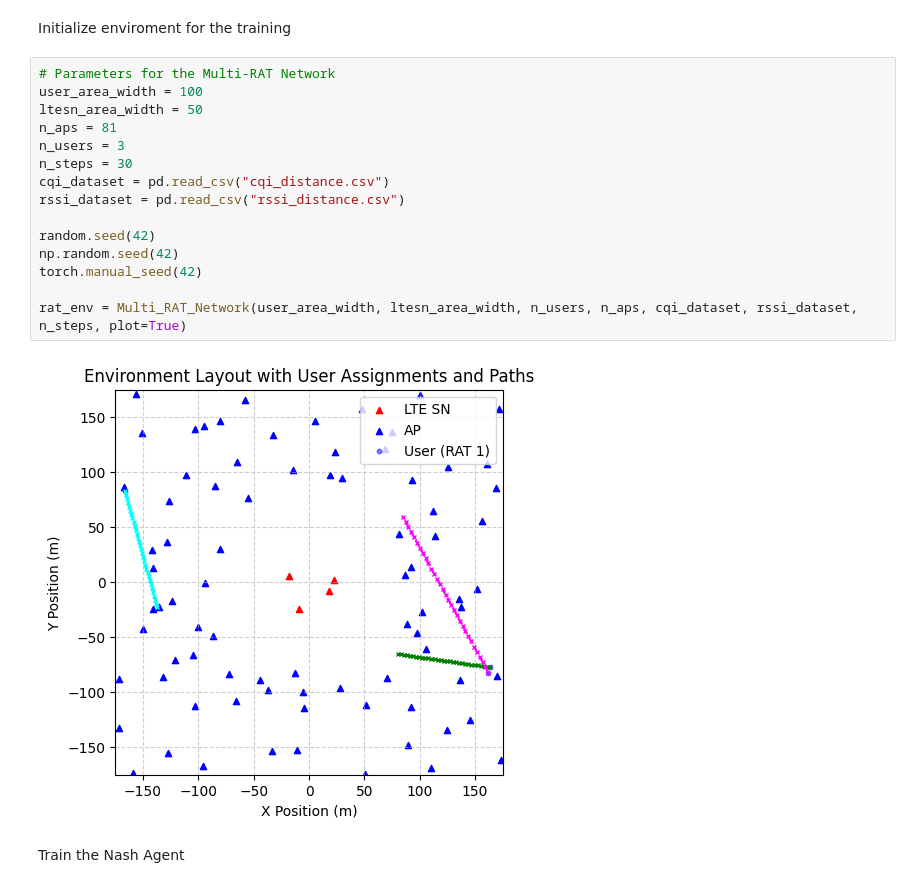
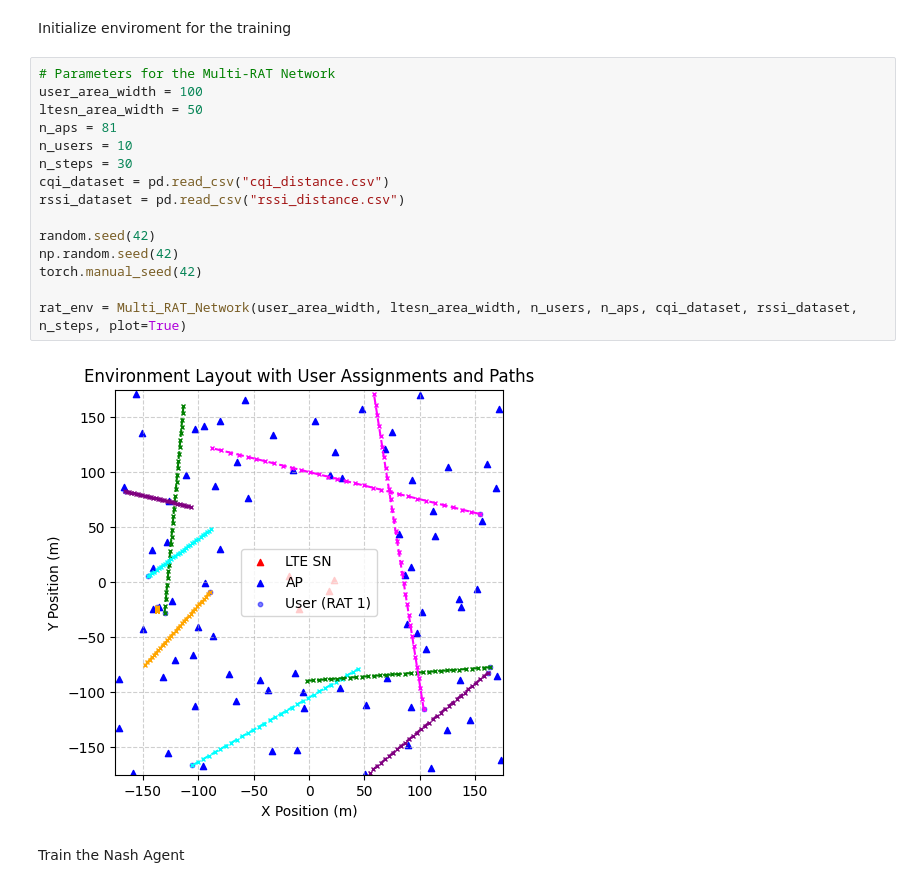
Before and after one commit to AlvaroSolana/DQN_RAT_Selection, a Jupyter notebook: RAT_training.ipynb, the cells around one changed output. Cells and saved outputs as stored; diff of their text form.

```diff
--- a/RAT_training.ipynb
+++ b/RAT_training.ipynb
@@ -12,20 +12,20 @@ Initialize enviroment for the training
 # %%
 # Parameters for the Multi-RAT Network
 user_area_width = 100
 ltesn_area_width = 50
 n_aps = 81
-n_users = 3
+n_users = 10
 n_steps = 30
 cqi_dataset = pd.read_csv("cqi_distance.csv")
 rssi_dataset = pd.read_csv("rssi_distance.csv")
 
 random.seed(42)
 np.random.seed(42)
 torch.manual_seed(42)
 
 rat_env = Multi_RAT_Network(user_area_width, ltesn_area_width, n_users, n_aps, cqi_dataset, rssi_dataset, n_steps, plot=True)
 # %% [output]
-[figure, old version]
+[figure, new version]
 # %% [markdown]
 Train the Nash Agent
 # %%
```
Also changed, not shown: parts of 8 cells of this notebook, 8 other files.
